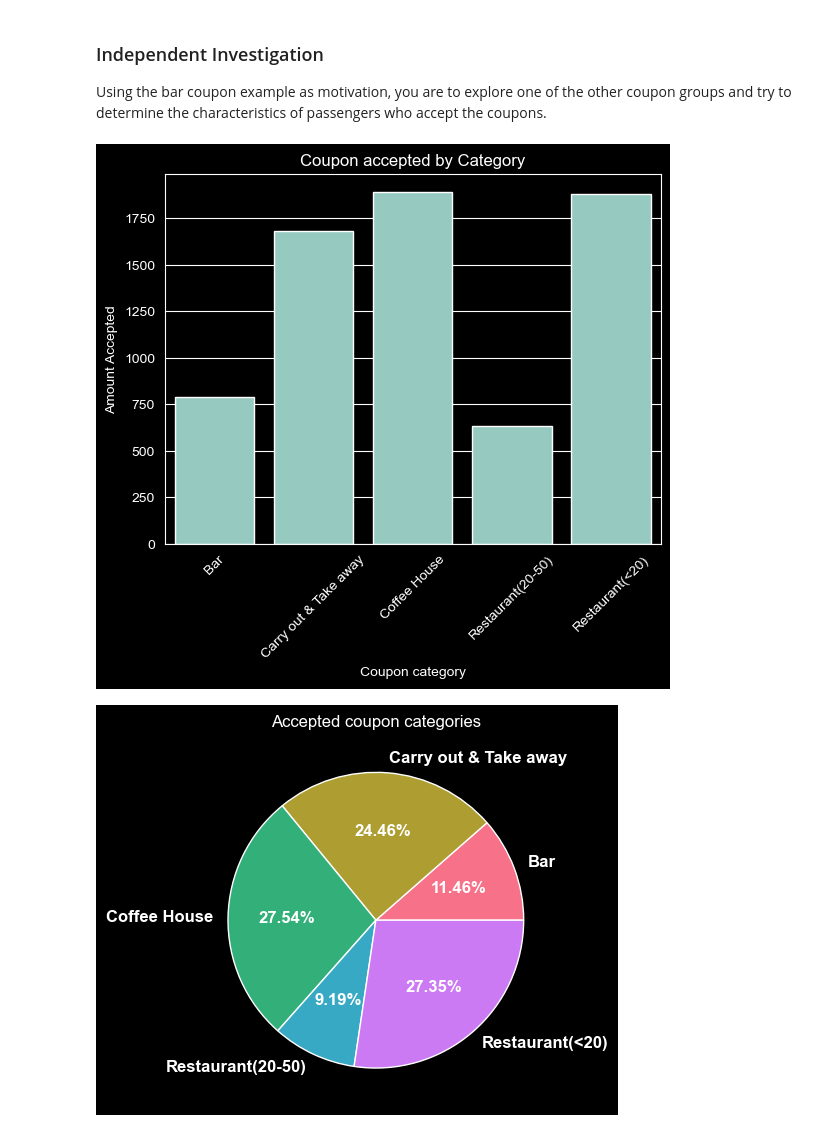
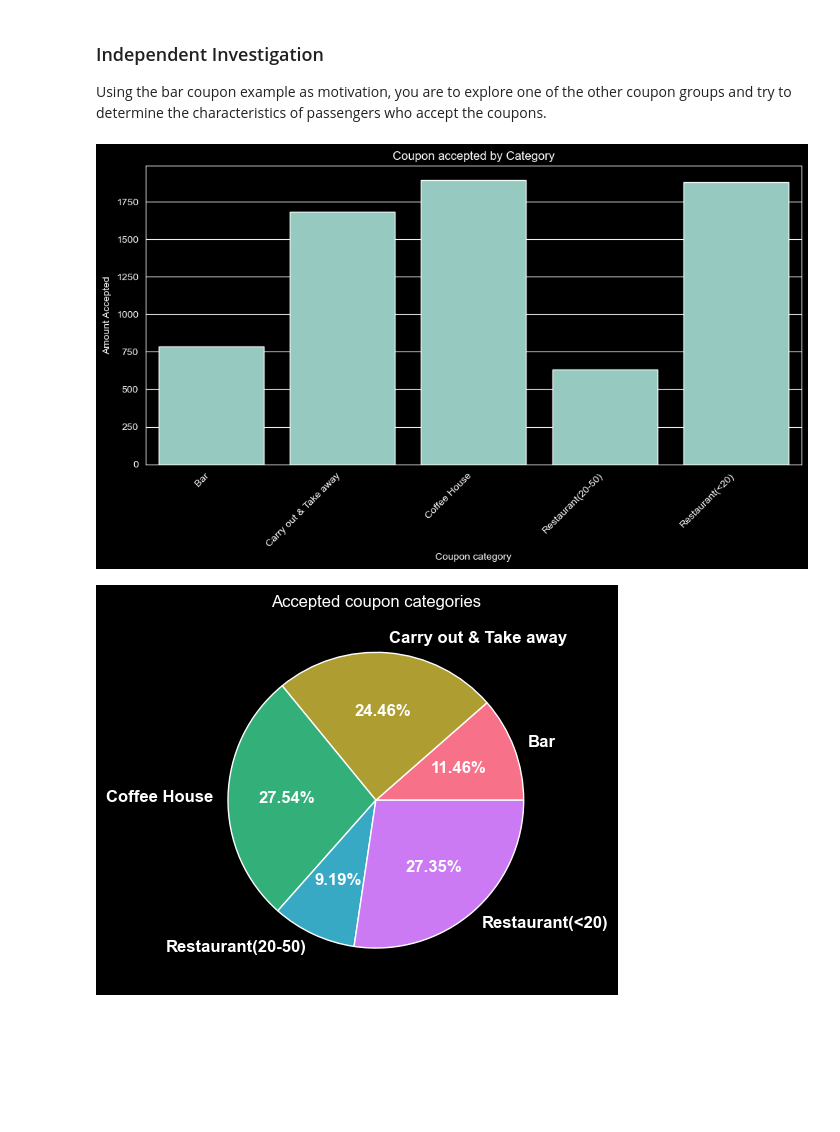
Before and after one commit to weslylaboy/will-a-customer-accepts-the-coupon, a Jupyter notebook: prompt.ipynb, the cells around one changed output. Drawn from its saved outputs; the diff is of its cells as text; code cells hidden in the pictures; blank space fills up the shorter version.

Commit message:
Add plots to README. Increase plot size of coupon accepted by category

```diff
--- a/prompt.ipynb
+++ b/prompt.ipynb
@@ -531,19 +531,23 @@ Using the bar coupon example as motivation, you are to explore one of the other
 # %%
 # Which coupon was accepted more?
 
 coupon_accepted_count = working_data.query('Y == 1').groupby('coupon')['Y'].sum().reset_index()
 
 
 # Plot result
-sns.barplot(coupon_accepted_count, x='coupon', y = 'Y')
-plt.xticks(rotation = 45)
+plt.figure(figsize=(10, 6))
+sns.barplot(coupon_accepted_count, x='coupon', y='Y')
+plt.xticks(rotation=45, ha='right')
 plt.title("Coupon accepted by Category")
 plt.xlabel("Coupon category")
 plt.ylabel("Amount Accepted")
-plt.savefig("images/coupon_accepted_by_category.png")
+plt.tight_layout()
+
+plt.savefig("images/coupon_accepted_by_category.png", bbox_inches='tight')
+
 plt.show()
 # %% [output]
-[figure, old version]
+[figure, new version]
 # %%
 # Pie chart to compare categories
 pie_data = coupon_accepted_count['Y']
```
Also changed, not shown: parts of 1 cell of this notebook, 2 other files.
